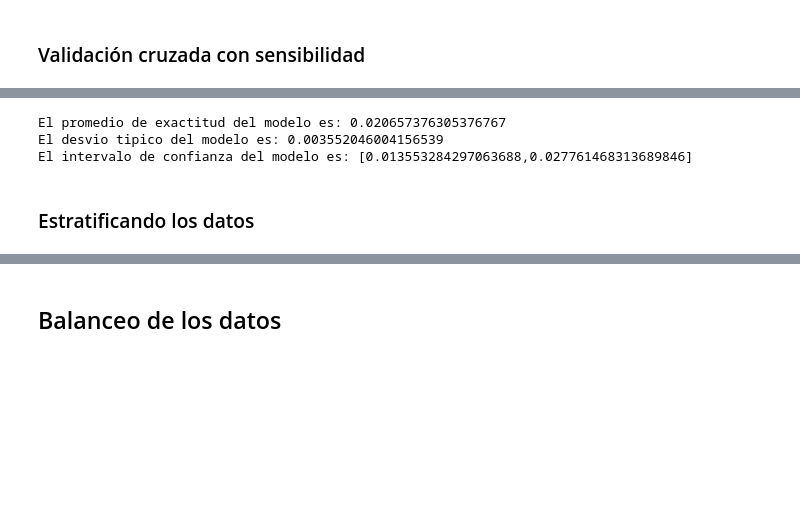
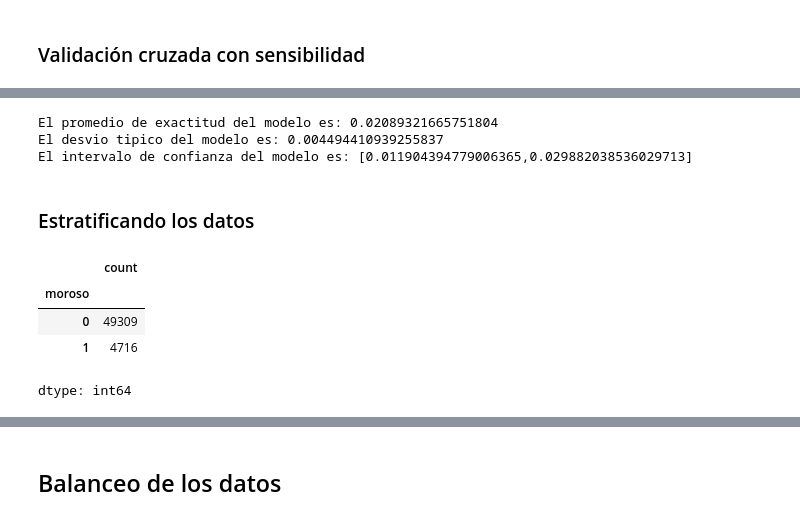
Before and after one commit to Tecindes/ClasificacionValidacion, a Jupyter notebook: Clasificacion_validacion_y_metricas.ipynb, the cells around one changed output, grey strips where cells are left out. Drawn from its saved outputs; the diff is of its cells as text; code cells hidden in the pictures; blank space fills up the shorter version.

```diff
--- a/Clasificacion_validacion_y_metricas.ipynb
+++ b/Clasificacion_validacion_y_metricas.ipynb
@@ -314,8 +314,16 @@ cv_resultado
-# %%
-print(intervalo_confianza(cv_resultado))
-# %% [output]
-El promedio de exactitud del modelo es: 0.020657376305376767
-El desvio tipico del modelo es: 0.003552046004156539
-El intervalo de confianza del modelo es: [0.013553284297063688,0.027761468313689846]
+# %%
+intervalo_confianza(cv_resultado)
+# %% [output]
+El promedio de exactitud del modelo es: 0.02089321665751804
+El desvio tipico del modelo es: 0.004494410939255837
+El intervalo de confianza del modelo es: [0.011904394779006365,0.029882038536029713]
 # %% [markdown]
 ### Estratificando los datos
+# %%
+datos['moroso'].value_counts()
+# %% [output]
+|  | count |
+| moroso |  |
+| 0 | 49309 |
+| 1 | 4716 |
+dtype: int64
```
Also changed, not shown: parts of 34 cells of this notebook.
